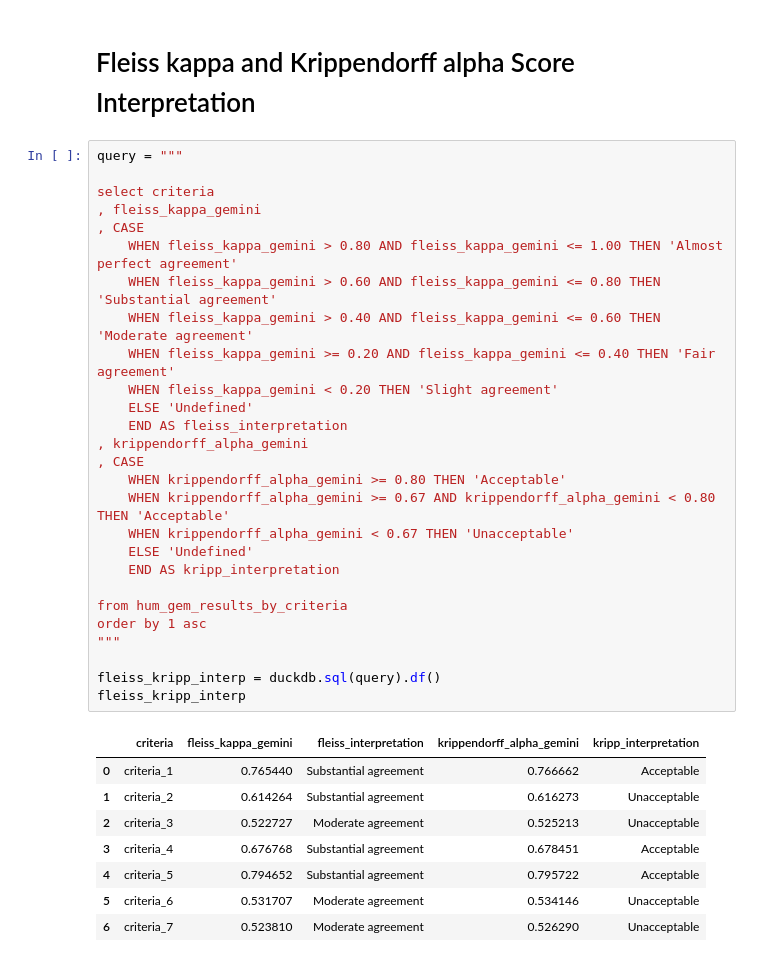
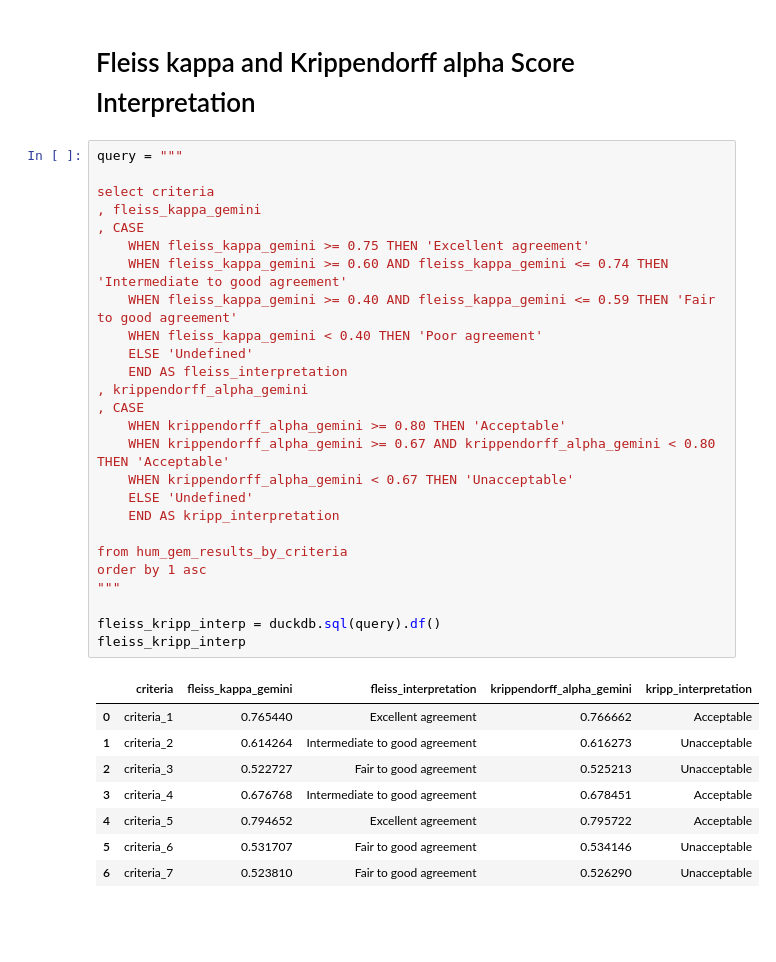
Before and after one commit to skeuomorph/psychosis-LLM-evaluation, a Jupyter notebook: notebooks/neurips-workshop-statistics-visualizations-final.ipynb, the cells around one changed output. Drawn from its saved outputs; the diff is of its cells as text; blank space fills up the shorter version.

```diff
--- a/notebooks/neurips-workshop-statistics-visualizations-final.ipynb
+++ b/notebooks/neurips-workshop-statistics-visualizations-final.ipynb
@@ -1003,36 +1020,35 @@ hum_gem_criteria_chart
 # %%
 query = """
 
 select criteria
 , fleiss_kappa_gemini
 , CASE
-    WHEN fleiss_kappa_gemini > 0.80 AND fleiss_kappa_gemini <= 1.00 THEN 'Almost perfect agreement'
-    WHEN fleiss_kappa_gemini > 0.60 AND fleiss_kappa_gemini <= 0.80 THEN 'Substantial agreement'
-    WHEN fleiss_kappa_gemini > 0.40 AND fleiss_kappa_gemini <= 0.60 THEN 'Moderate agreement'
-    WHEN fleiss_kappa_gemini >= 0.20 AND fleiss_kappa_gemini <= 0.40 THEN 'Fair agreement'
-    WHEN fleiss_kappa_gemini < 0.20 THEN 'Slight agreement'
+    WHEN fleiss_kappa_gemini >= 0.75 THEN 'Excellent agreement'
+    WHEN fleiss_kappa_gemini >= 0.60 AND fleiss_kappa_gemini <= 0.74 THEN 'Intermediate to good agreement'
+    WHEN fleiss_kappa_gemini >= 0.40 AND fleiss_kappa_gemini <= 0.59 THEN 'Fair to good agreement'
+    WHEN fleiss_kappa_gemini < 0.40 THEN 'Poor agreement'
     ELSE 'Undefined'
     END AS fleiss_interpretation
 , krippendorff_alpha_gemini
 , CASE
     WHEN krippendorff_alpha_gemini >= 0.80 THEN 'Acceptable'
     WHEN krippendorff_alpha_gemini >= 0.67 AND krippendorff_alpha_gemini < 0.80 THEN 'Acceptable'
     WHEN krippendorff_alpha_gemini < 0.67 THEN 'Unacceptable'
     ELSE 'Undefined'
     END AS kripp_interpretation
 
 from hum_gem_results_by_criteria
 order by 1 asc
 """
 
 fleiss_kripp_interp = duckdb.sql(query).df()
 fleiss_kripp_interp
 # %% [output]
 |  | criteria | fleiss_kappa_gemini | fleiss_interpretation | krippendorff_alpha_gemini | kripp_interpretation |
-| 0 | criteria_1 | 0.765440 | Substantial agreement | 0.766662 | Acceptable |
-| 1 | criteria_2 | 0.614264 | Substantial agreement | 0.616273 | Unacceptable |
-| 2 | criteria_3 | 0.522727 | Moderate agreement | 0.525213 | Unacceptable |
-| 3 | criteria_4 | 0.676768 | Substantial agreement | 0.678451 | Acceptable |
-| 4 | criteria_5 | 0.794652 | Substantial agreement | 0.795722 | Acceptable |
-| 5 | criteria_6 | 0.531707 | Moderate agreement | 0.534146 | Unacceptable |
-| 6 | criteria_7 | 0.523810 | Moderate agreement | 0.526290 | Unacceptable |
+| 0 | criteria_1 | 0.765440 | Excellent agreement | 0.766662 | Acceptable |
+| 1 | criteria_2 | 0.614264 | Intermediate to good agreement | 0.616273 | Unacceptable |
+| 2 | criteria_3 | 0.522727 | Fair to good agreement | 0.525213 | Unacceptable |
+| 3 | criteria_4 | 0.676768 | Intermediate to good agreement | 0.678451 | Acceptable |
+| 4 | criteria_5 | 0.794652 | Excellent agreement | 0.795722 | Acceptable |
+| 5 | criteria_6 | 0.531707 | Fair to good agreement | 0.534146 | Unacceptable |
+| 6 | criteria_7 | 0.523810 | Fair to good agreement | 0.526290 | Unacceptable |
```
Also changed, not shown: parts of 3 cells of this notebook.
